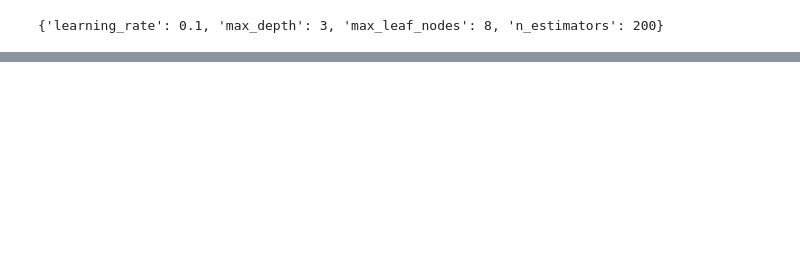
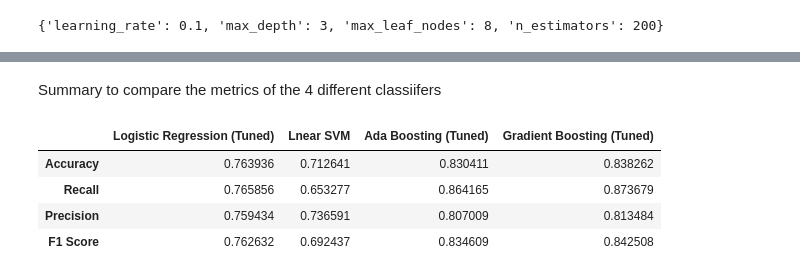
Before and after one commit to summerthia02/bt4222_assign2, a Jupyter notebook: A0239623B.ipynb, the cells around one changed output, grey strips where cells are left out. Saved outputs shown, nothing was run; the diff lists cells and outputs as text; code cells hidden in the pictures; blank space fills up the shorter version.

Commit message:
before testing on test data

```diff
--- a/A0239623B.ipynb
+++ b/A0239623B.ipynb
@@ -306,4 +306,4 @@ from sklearn import svm
 # create svm Classifier with basic linear kernel
 linearSVM = svm.SVC(kernel="linear",probability=True)
 # %%
-get_model_results("Linear SVM", linearSVM, bx_train, by_train, bx_val,by_val, random_state=23)
+svm_results = get_model_results("Linear SVM", linearSVM, bx_train, by_train, bx_val,by_val, random_state=23)
@@ -446,6 +491,6 @@ print(gridCV.best_params_)
 # %%
 good_GB = GradientBoostingClassifier(learning_rate = 0.1, max_depth= 3, max_leaf_nodes= 8, n_estimators=200)
 # %%
-get_model_results("Gradient Boost(HyperTuned)", good_GB, bx_train, by_train, bx_val, by_val)
+grad_tuned = get_model_results("Gradient Boost(HyperTuned)", good_GB, bx_train, by_train, bx_val, by_val)
 # %% [output]
 Results for Gradient Boost(HyperTuned)
@@ -479,0 +537,17 @@ plt.show()
+# %% [markdown]
+Summary to compare the metrics of the 4 different classiifers
+# %%
+summary = pd.DataFrame()
+log_tuned, svm_results, ab_tuned, grad_tuned
+summary['Logistic Regression (Tuned)'] = log_tuned
+summary['Lnear SVM '] = svm_results
+summary['Ada Boosting (Tuned)'] = ab_tuned
+summary['Gradient Boosting (Tuned)'] = grad_tuned
+
+summary.rename(index={0: "Accuracy", 1: "Recall", 2: "Precision", 3: "F1 Score"})
+# %% [output]
+|  | Logistic Regression (Tuned) | Lnear SVM | Ada Boosting (Tuned) | Gradient Boosting (Tuned) |
+| Accuracy | 0.763936 | 0.712641 | 0.830411 | 0.838262 |
+| Recall | 0.765856 | 0.653277 | 0.864165 | 0.873679 |
+| Precision | 0.759434 | 0.736591 | 0.807009 | 0.813484 |
+| F1 Score | 0.762632 | 0.692437 | 0.834609 | 0.842508 |
```
Also changed, not shown: parts of 22 cells of this notebook, 1 other file.
